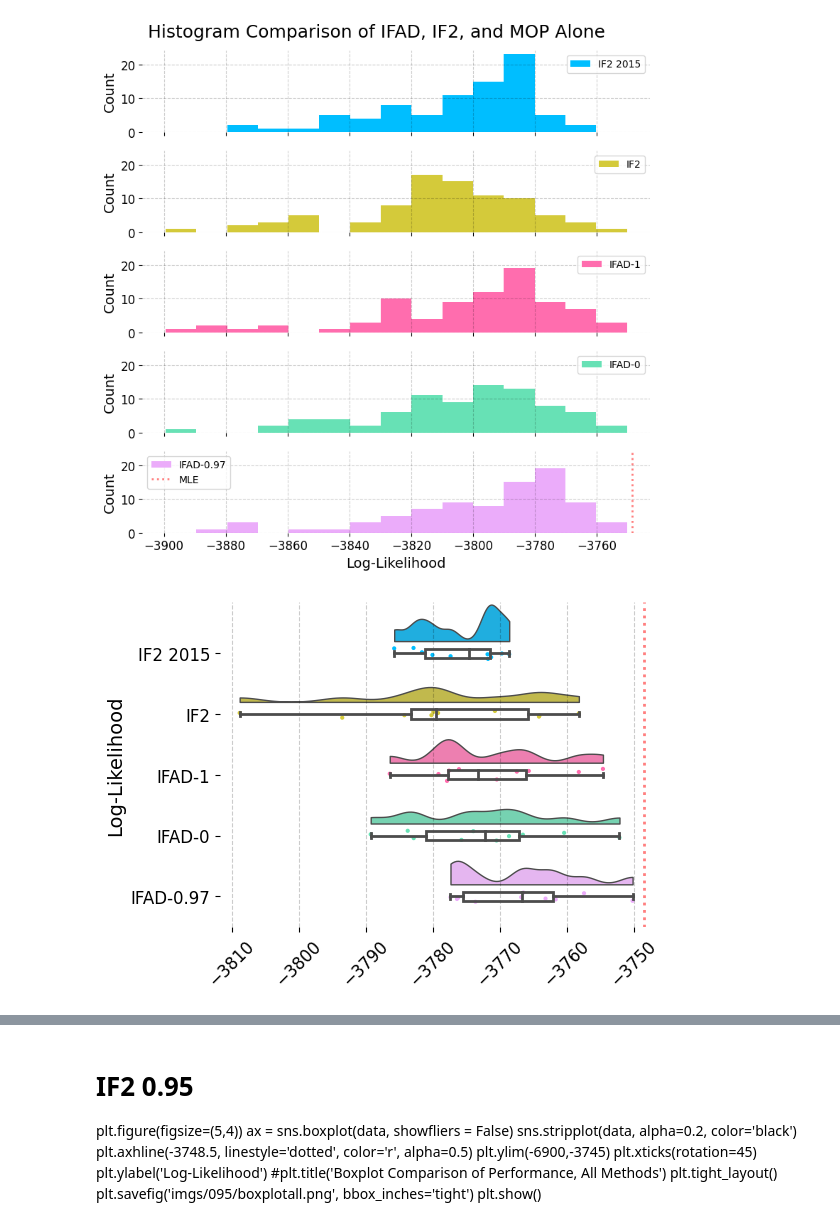
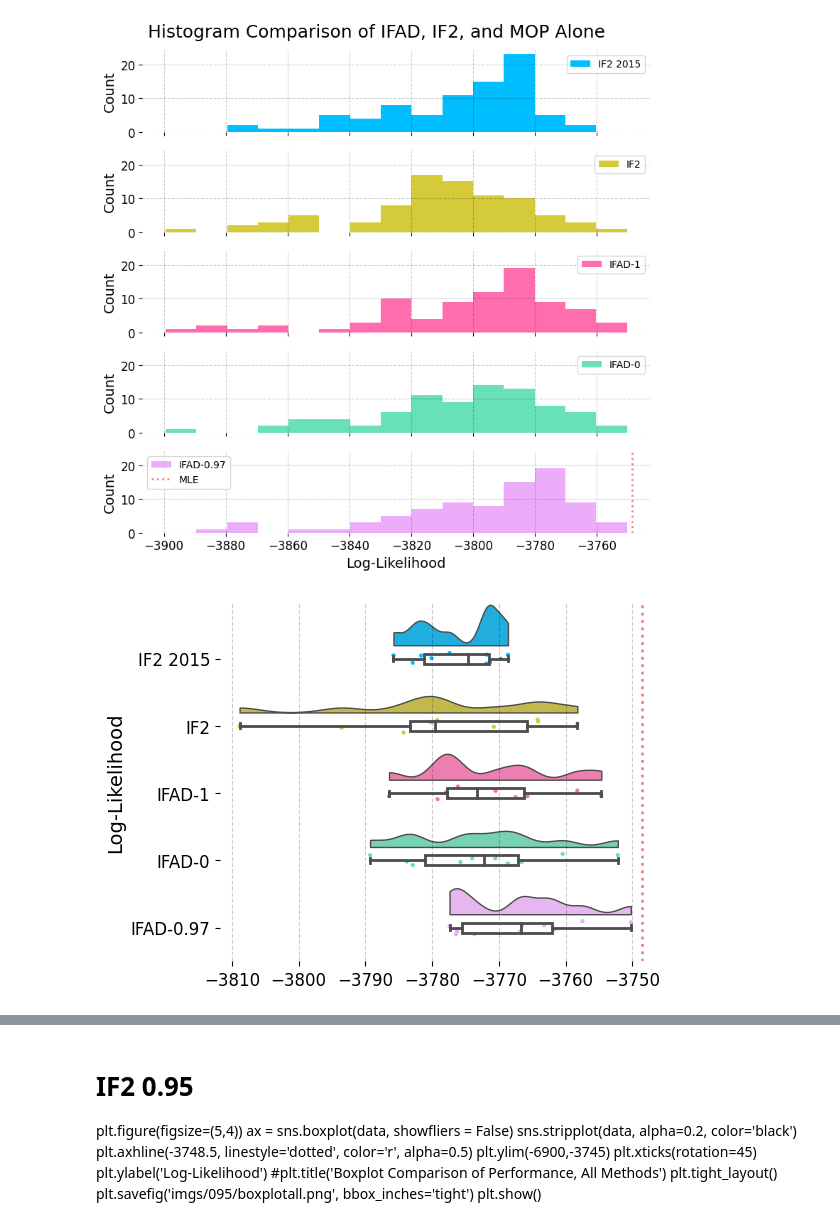
Before and after one commit to hetankevin/diffilter, a Jupyter notebook: cholera.ipynb, the cells around one changed output, grey strips where cells are left out. Saved outputs shown, nothing was run; the diff lists cells and outputs as text; code cells hidden in the pictures.

```diff
--- a/cholera.ipynb
+++ b/cholera.ipynb
@@ -512,35 +512,35 @@ plt.show()
 
 #IF2 0.95
 import pyreadr
 from scipy.special import logsumexp
 import seaborn as sns
 plt.style.use('matplotlibrc')
 
 
 result = pyreadr.read_r('data/dacca/cholera-mif1-mif2.rda')
 dx="group"; dy="score"; ort="h"; pal = "Set2"; sigma = 0.2
 pal = sns.color_palette([tuple(int(h[i:i+2], 16)/255 for i in (0, 2, 4))
                          for h in ['00BEFF', 'D4CA3A', 'FF6DAE', '67E1B5', 'EBACFA',
                                    '9E9E9E', 'F1988E', '5DB15A', 'E28544', '52B8AA']], 10)
 fig, ax = plt.subplots(figsize=(7/1.2, 5/1.2))
 
 ax=pt.RainCloud(x = 'variable', y = 'value',
                 data = data.rolling(10).max().iloc[9:, :][::10].melt(), bw = sigma,
                 palette=pal,
                  width_viol = 1.2, ax = ax, orient = ort)
 plt.xlabel('')
 plt.ylabel('Log-Likelihood')
 
 
 plt.axvline(-3748.5, linestyle='dotted', color='r', alpha=0.5)
 plt.ylabel('Log-Likelihood')
-plt.xticks(rotation=45)
+plt.xticks(rotation=0)
 #plt.title('Boxplot Comparison of Performance, Best of 10 Runs')
 plt.tight_layout()
 plt.savefig('imgs/095/boxplot.png', bbox_inches='tight')
 plt.show()
 # %% [output]
-[figure, old version]
+[figure, new version]
 # %%
 
 
```
Also changed, not shown: parts of 2 cells of this notebook, 4 other files.
